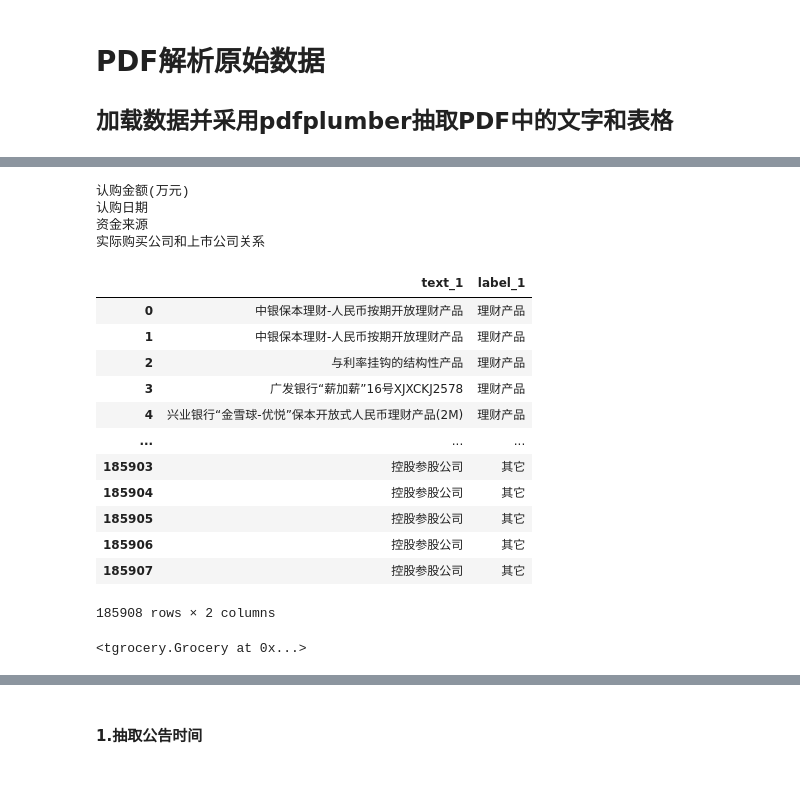
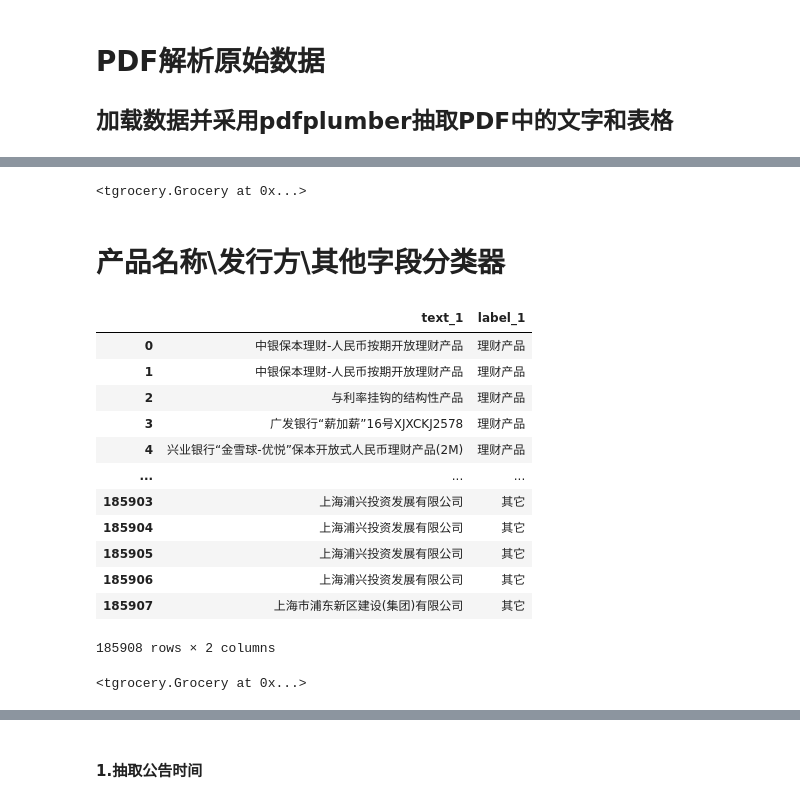
Before and after one commit to lsqlhl5862/baseline_qqcywdj, a Jupyter notebook: lhl/lhl_text_word.ipynb, the cells around one changed output, grey strips where cells are left out. Drawn from its saved outputs; the diff is of its cells as text; code cells hidden in the pictures.

```diff
--- a/lhl/lhl_text_word.ipynb
+++ b/lhl/lhl_text_word.ipynb
@@ -113,12 +377,31 @@ train_df = train_df[1800:]
+# %%
+train_src=[]
+for text,label in pd.concat([train_data,neg_train_data])[["text_1","label_1"]].values:
+    train_src.append([label,text])
+
+
+grocery_word_selector=Grocery("wordSelector")
+
+
+grocery_word_selector.train(train_src)
+
+grocery_word_selector.save()
+# %% [output]
+<tgrocery.Grocery at 0x...>
+# %% [markdown]
+# 产品名称\发行方\其他字段分类器
 # %%
-# 提取公司
+# 最后一部分字段采用预测好的部分，跟提取的text做交互采用双输入lstm在dense层做交互预测最后几个字段
+
 # train_lstm_input = pd.merge(train_df, train_outputs, on='sample_id', how='left')
 # result_matrix
+# from tgrocery import Grocery
 train_lstm_input = pd.merge(train_df, train_outputs, on='sample_id', how='left')
 
 train_lstm_input = train_lstm_input.fillna('否')
 
 # label_1理财类型-10  label_2资金来源-3 label_3实际购买公司和上市公司关系-3 label_4买卖方是否有关联关系-2
+# from sklearn.preprocessing import LabelEncoder
 # label_2 = LabelEncoder()
 # label_3 = LabelEncoder()
 # label_4 = LabelEncoder()
@@ -148,73 +431,67 @@ tmp['label_1']="发行方"
 
 train_data = pd.concat([train_data,tmp]).reset_index(drop=True)
 
-train_data2=train_lstm_input[train_lstm_input["实际购买公司名称"]!="否"].reset_index(drop=True)
+# train_data2=train_lstm_input[train_lstm_input["实际购买公司名称"]!="否"].reset_index(drop=True)
 
-# train_data2["文本类别"]="发行方"
+# # train_data2["文本类别"]="发行方"
 
-tmp['text_1']=train_data2["实际购买公司名称"].astype(str)
+# tmp['text_1']=train_data2["实际购买公司名称"].astype(str)
 
-# tmp['text_2']= train_data2["text"].astype(str)
+# # tmp['text_2']= train_data2["text"].astype(str)
 
-tmp['label_1']="购买公司"
+# tmp['label_1']="购买公司"
 
-train_data = pd.concat([train_data,tmp]).reset_index(drop=True)
+# train_data = pd.concat([train_data,tmp]).reset_index(drop=True)
 
 
-other_columns_list=["认购金额(万元)","认购日期","资金来源","实际购买公司和上市公司关系"]
-
-# train_lstm_input[train_lstm_input["认购金额(万元)"].astype(str)!="否"]
+other_columns_list=["认购金额(万元)","认购日期","资金来源","实际购买公司和上市公司关系","实际购买公司名称"]
 
 for item in other_columns_list:
-    print(item)
+    train_lstm_input[item]=train_lstm_input[item].astype(str)
 
-    train_data2=train_lstm_input[train_lstm_input[item].astype(str)!="否"].reset_index(drop=True)
+    train_data2=train_lstm_input[train_lstm_input[item]!="否"].reset_index(drop=True)
 
     # train_data2["文本类别"]=item
 
     tmp['text_1']=train_data2[item].astype(str)
 
     # tmp['text_2']= train_data2["text"].astype(str)
 
     tmp['label_1']="其它"
 
 
     train_data = pd.concat([train_data,tmp]).reset_index(drop=True)
 
 
 
 # train_data['label_2'] = label_2.fit_transform(train_lstm_input['资金来源'])
 # train_data['label_3'] = label_3.fit_transform(train_lstm_input['实际购买公司和上市公司关系'])
 # train_data['label_4'] = label_4.fit_transform(train_lstm_input['买卖方是否有关联关系'])
 train_data
 
 train_src=[]
 for text,label in train_data[["text_1","label_1"]].values:
     train_src.append([label,text])
 
 
-grocery_word_selector=Grocery("wordSelector")
+grocery=Grocery("productOrcounter")
 
 
-grocery_word_selector.train(train_src)
+grocery.train(train_src)
 
-grocery_word_selector.save()
+grocery.save()
 # %% [output]
+|  | text_1 | label_1 |
+| 0 | 中银保本理财-人民币按期开放理财产品 | 理财产品 |
+| 1 | 中银保本理财-人民币按期开放理财产品 | 理财产品 |
+| 2 | 与利率挂钩的结构性产品 | 理财产品 |
+| 3 | 广发银行“薪加薪”16号XJXCKJ2578 | 理财产品 |
+| 4 | 兴业银行“金雪球-优悦”保本开放式人民币理财产品(2M) | 理财产品 |
+| ... | ... | ... |
+| 185903 | 上海浦兴投资发展有限公司 | 其它 |
+| 185904 | 上海浦兴投资发展有限公司 | 其它 |
+| 185905 | 上海浦兴投资发展有限公司 | 其它 |
+| 185906 | 上海浦兴投资发展有限公司 | 其它 |
+| 185907 | 上海市浦东新区建设(集团)有限公司 | 其它 |
-认购金额(万元)
-认购日期
-资金来源
-实际购买公司和上市公司关系
+185908 rows × 2 columns
-|  | text_1 | label_1 |
-| 0 | 中银保本理财-人民币按期开放理财产品 | 理财产品 |
-| 1 | 中银保本理财-人民币按期开放理财产品 | 理财产品 |
-| 2 | 与利率挂钩的结构性产品 | 理财产品 |
-| 3 | 广发银行“薪加薪”16号XJXCKJ2578 | 理财产品 |
-| 4 | 兴业银行“金雪球-优悦”保本开放式人民币理财产品(2M) | 理财产品 |
-| ... | ... | ... |
-| 185903 | 控股参股公司 | 其它 |
-| 185904 | 控股参股公司 | 其它 |
-| 185905 | 控股参股公司 | 其它 |
-| 185906 | 控股参股公司 | 其它 |
-| 185907 | 控股参股公司 | 其它 |
-185908 rows × 2 columns
+<tgrocery.Grocery at 0x...>
-<tgrocery.Grocery at 0x...>
```
Also changed, not shown: parts of 13 cells of this notebook, 8 other files.
